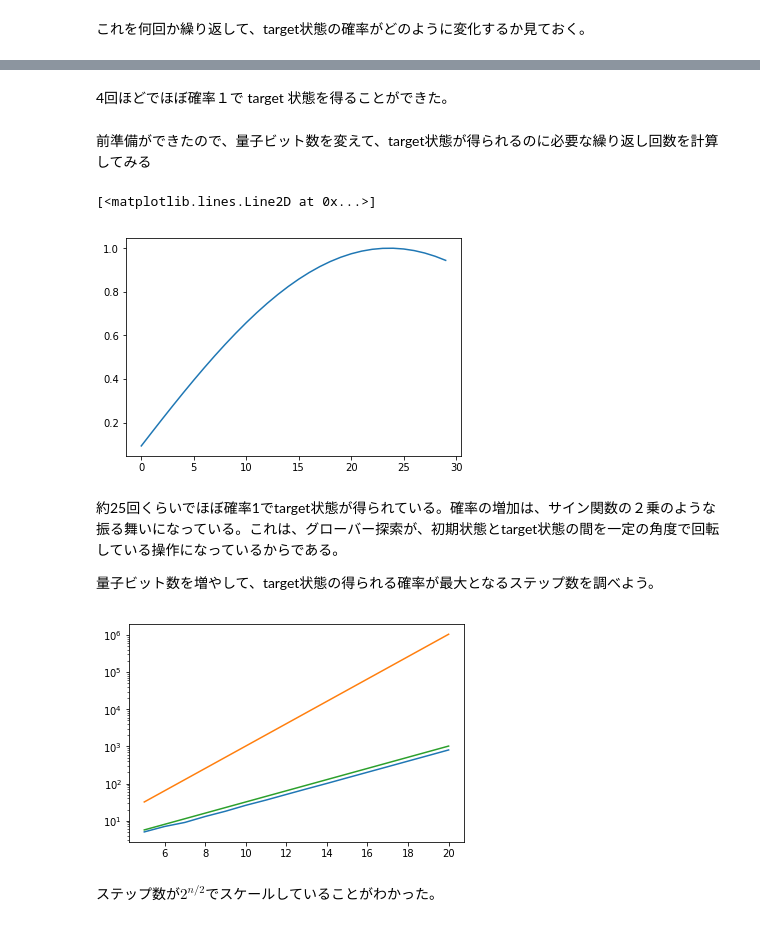
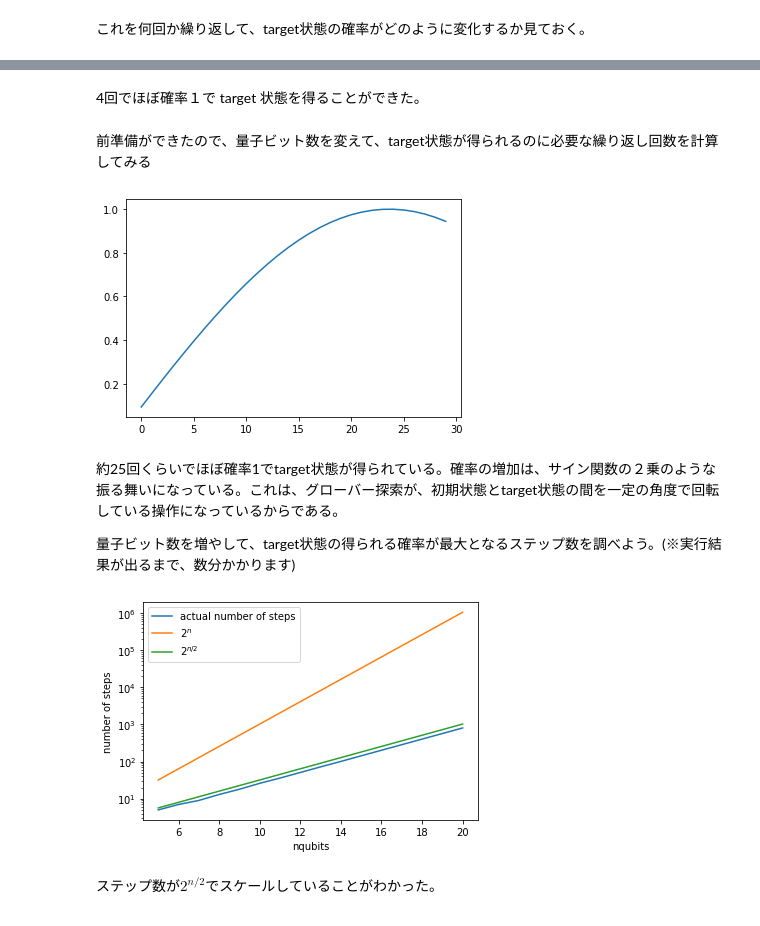
Before and after one commit to Qulacs-Osaka/quantum_software_handson, a Jupyter notebook: doc/source/notebooks/06_02_grover_search.ipynb, the cells around one changed output, grey strips where cells are left out. Drawn from its saved outputs; the diff is of its cells as text; code cells hidden in the pictures.

```diff
--- a/doc/source/notebooks/06_02_grover_search.ipynb
+++ b/doc/source/notebooks/06_02_grover_search.ipynb
@@ -58,9 +60,9 @@ for i in range(nqubits-1):
 # %% [markdown]
 実際そのような作用になっていることを確認しておく。
 # %%
-hoge = state.copy()
-target_flip.update_quantum_state(hoge)
-print(hoge.get_vector())
+flipped_state = state.copy()
+target_flip.update_quantum_state(flipped_state)
+print(flipped_state.get_vector())
 # %% [output]
 [ 0.1767767+0.j  0.1767767+0.j  0.1767767+0.j  0.1767767+0.j
   0.1767767+0.j  0.1767767+0.j  0.1767767+0.j  0.1767767+0.j
@@ -130,5 +143,5 @@ for i in range(4):
 # %% [markdown]
-4回ほどでほぼ確率１で target 状態を得ることができた。
+4回でほぼ確率１で target 状態を得ることができた。
 # %% [markdown]
 前準備ができたので、量子ビット数を変えて、target状態が得られるのに必要な繰り返し回数を計算してみる
 # %%
@@ -180,13 +193,13 @@ for i in range(30):
     result.append(np.linalg.norm(inner_product(state, target_state)))
 
 plt.plot(result)
+plt.show()
 # %% [output]
-[<matplotlib.lines.Line2D at 0x...>]
-[figure, old version]
+[figure, new version]
 # %% [markdown]
 約25回くらいでほぼ確率1でtarget状態が得られている。確率の増加は、サイン関数の２乗のような振る舞いになっている。これは、グローバー探索が、初期状態とtarget状態の間を一定の角度で回転している操作になっているからである。
 
-量子ビット数を増やして、target状態の得られる確率が最大となるステップ数を調べよう。
+量子ビット数を増やして、target状態の得られる確率が最大となるステップ数を調べよう。(※実行結果が出るまで、数分かかります)
 # %%
 result = []
 num_samp = 16
@@ -245,16 +258,21 @@ for j in range(num_samp):
             flag = 1
     result.append(num_iter)
 # %%
-#計算結果
+#計算結果の可視化
 
-plt.plot([i+5 for i in range(num_samp)],result)
+#実際のステップ数
+plt.plot([i+5 for i in range(num_samp)],result, label="actual number of steps")
 #2^n でスケール
-plt.plot([i+5 for i in range(num_samp)],[pow(2,i+5) for i in range(num_samp)])
+plt.plot([i+5 for i in range(num_samp)],[pow(2,i+5) for i in range(num_samp)], label="$2^n$")
 #2^(n/2)でスケール
-plt.plot([i+5 for i in range(num_samp)],[pow(2,(i+5)/2) for i in range(num_samp)])
+plt.plot([i+5 for i in range(num_samp)],[pow(2,(i+5)/2) for i in range(num_samp)], label="$2^{n/2}$")
+
 plt.yscale('log')
+plt.xlabel("nqubits")
+plt.ylabel("number of steps")
+plt.legend()
 plt.show()
 # %% [output]
-[figure, old version]
+[figure, new version]
 # %% [markdown]
 ステップ数が$2^{n/2}$でスケールしていることがわかった。
```
Also changed, not shown: parts of 7 cells of this notebook.
